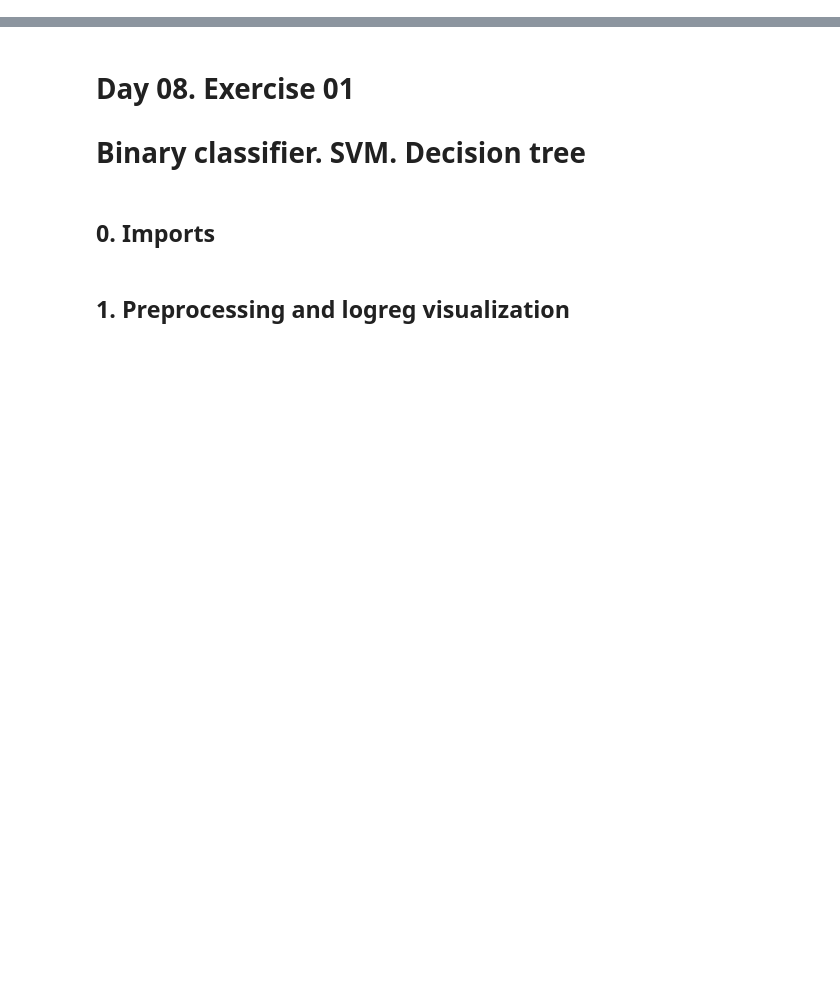
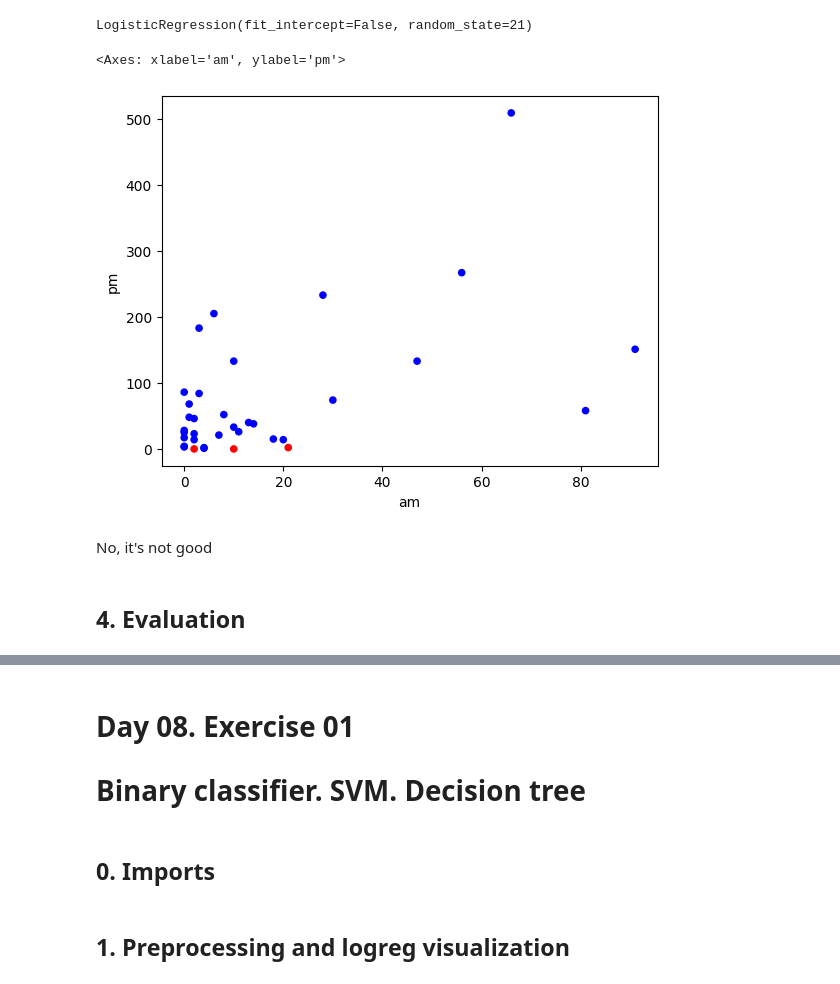
Before and after one commit to Zomberep/S21_DS_DAY_08, a Jupyter notebook: research.ipynb, the cells around one changed output, grey strips where cells are left out. Drawn from its saved outputs; the diff is of its cells as text; code cells hidden in the pictures; blank space fills up the shorter version.

```diff
--- a/research.ipynb
+++ b/research.ipynb
@@ -0,0 +99,9 @@
+# %%
+model = LogisticRegression(random_state=21, fit_intercept=False)
+# %%
+model.fit(df[["am", "pm"]].values, df["target"].apply(func=lambda x: 2 * (x == "weekend") - 1))
+# %% [output]
+LogisticRegression(fit_intercept=False, random_state=21)
+# %%
+to_word = np.vectorize(lambda x: "weekend" if x == 1 else "working day")
+df["predict"] = to_word(model.predict(df[["am", "pm"]].values))
@@ -0,0 +110,9 @@
+# %%
+df.plot.scatter(x="am", y="pm", color=df["predict"].apply(func=lambda x: "red" if x == "weekend" else "blue"))
+# %% [output]
+<Axes: xlabel='am', ylabel='pm'>
+[figure, added]
+# %% [markdown]
+No, it's not good
+# %% [markdown]
+## 4. Evaluation
```
Also changed, not shown: parts of 27 cells of this notebook.
